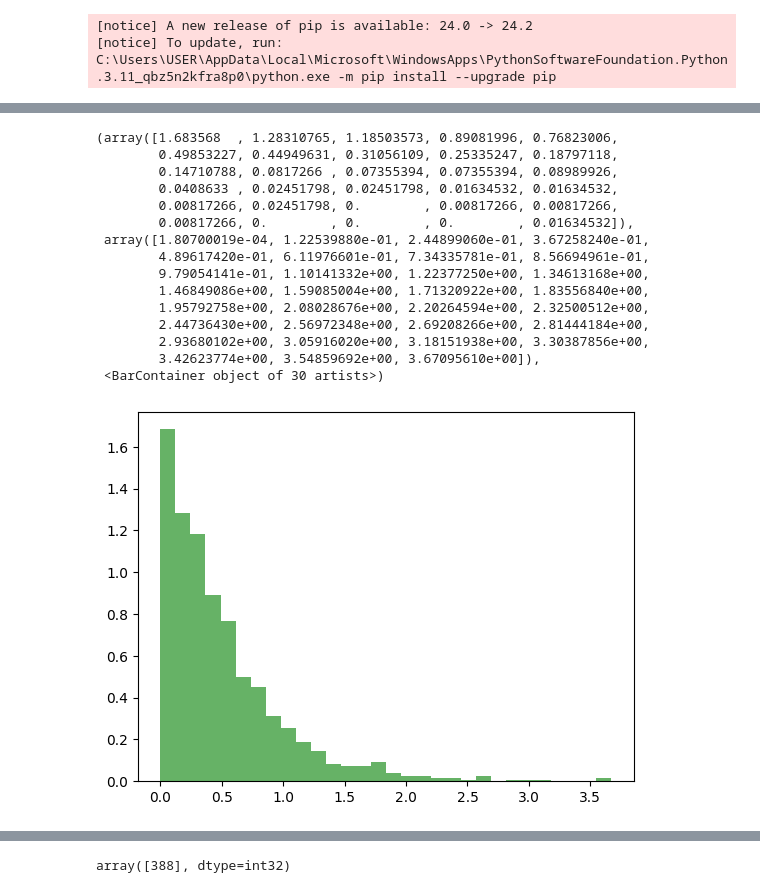
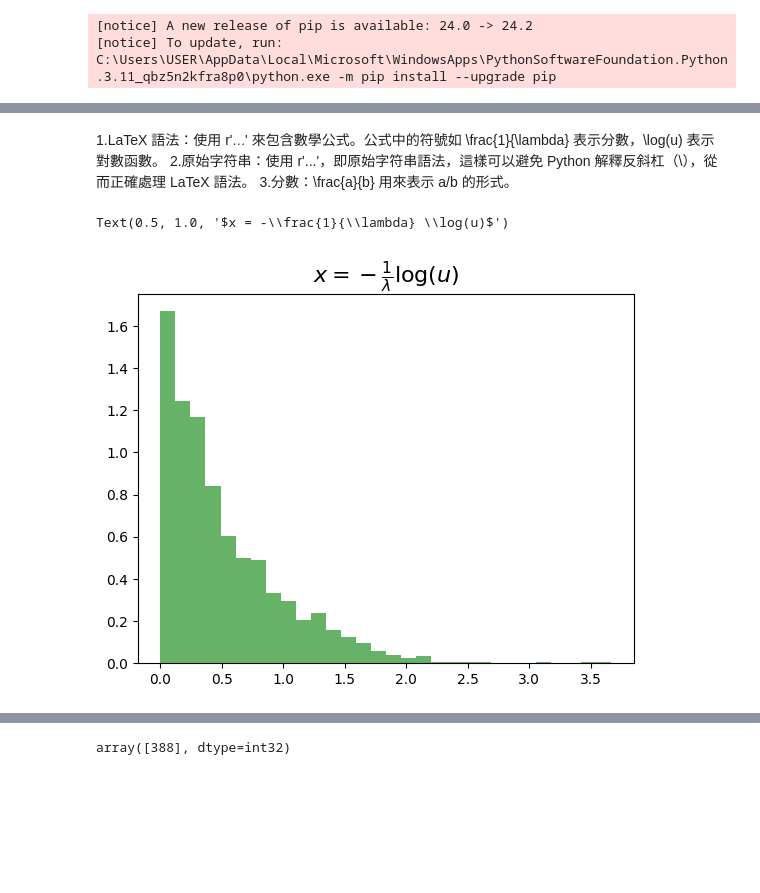
Before and after one commit to paul32515900/-, a Jupyter notebook: 資料分析.ipynb, the cells around one changed output, grey strips where cells are left out. Drawn from its saved outputs; the diff is of its cells as text; code cells hidden in the pictures; blank space fills up the shorter version.

```diff
--- a/資料分析.ipynb
+++ b/資料分析.ipynb
@@ -216,29 +219,20 @@ plt.plot(y,3*y**2,'r-',lw=2)
+# %% [markdown]
+1.LaTeX 語法：使用 r'$...$' 來包含數學公式。公式中的符號如 \frac{1}{\lambda} 表示分數，\log(u) 表示對數函數。
+2.原始字符串：使用 r'...'，即原始字符串語法，這樣可以避免 Python 解釋反斜杠（\），從而正確處理 LaTeX 語法。
+3.分數：\frac{a}{b} 用來表示 a/b 的形式。
 # %%
 #運用反轉換法產生服從平均數為1/𝜆的指數分佈的隨機樣本
 n = 1000
 lmbda = 2
 
 u = np.random.uniform(0,1,n)
 x = -np.log(u) / lmbda
 
 plt.hist(x, bins=30, density=True, alpha=0.6, color='g')
+plt.title(r'$x = -\frac{1}{\lambda} \log(u)$', fontsize=16)
 # %% [output]
-(array([1.683568  , 1.28310765, 1.18503573, 0.89081996, 0.76823006,
-        0.49853227, 0.44949631, 0.31056109, 0.25335247, 0.18797118,
-        0.14710788, 0.0817266 , 0.07355394, 0.07355394, 0.08989926,
-        0.0408633 , 0.02451798, 0.02451798, 0.01634532, 0.01634532,
-        0.00817266, 0.02451798, 0.        , 0.00817266, 0.00817266,
-        0.00817266, 0.        , 0.        , 0.        , 0.01634532]),
- array([1.80700019e-04, 1.22539880e-01, 2.44899060e-01, 3.67258240e-01,
-        4.89617420e-01, 6.11976601e-01, 7.34335781e-01, 8.56694961e-01,
-        9.79054141e-01, 1.10141332e+00, 1.22377250e+00, 1.34613168e+00,
-        1.46849086e+00, 1.59085004e+00, 1.71320922e+00, 1.83556840e+00,
-        1.95792758e+00, 2.08028676e+00, 2.20264594e+00, 2.32500512e+00,
-        2.44736430e+00, 2.56972348e+00, 2.69208266e+00, 2.81444184e+00,
-        2.93680102e+00, 3.05916020e+00, 3.18151938e+00, 3.30387856e+00,
-        3.42623774e+00, 3.54859692e+00, 3.67095610e+00]),
- <BarContainer object of 30 artists>)
+Text(0.5, 1.0, '$x = -\\frac{1}{\\lambda} \\log(u)$')
-[figure, old version]
+[figure, new version]
 # %%
 #運用反種換法產生Bernoulli(p=0.4) 的隨機樣本
 
```
Also changed, not shown: parts of 7 cells of this notebook.
